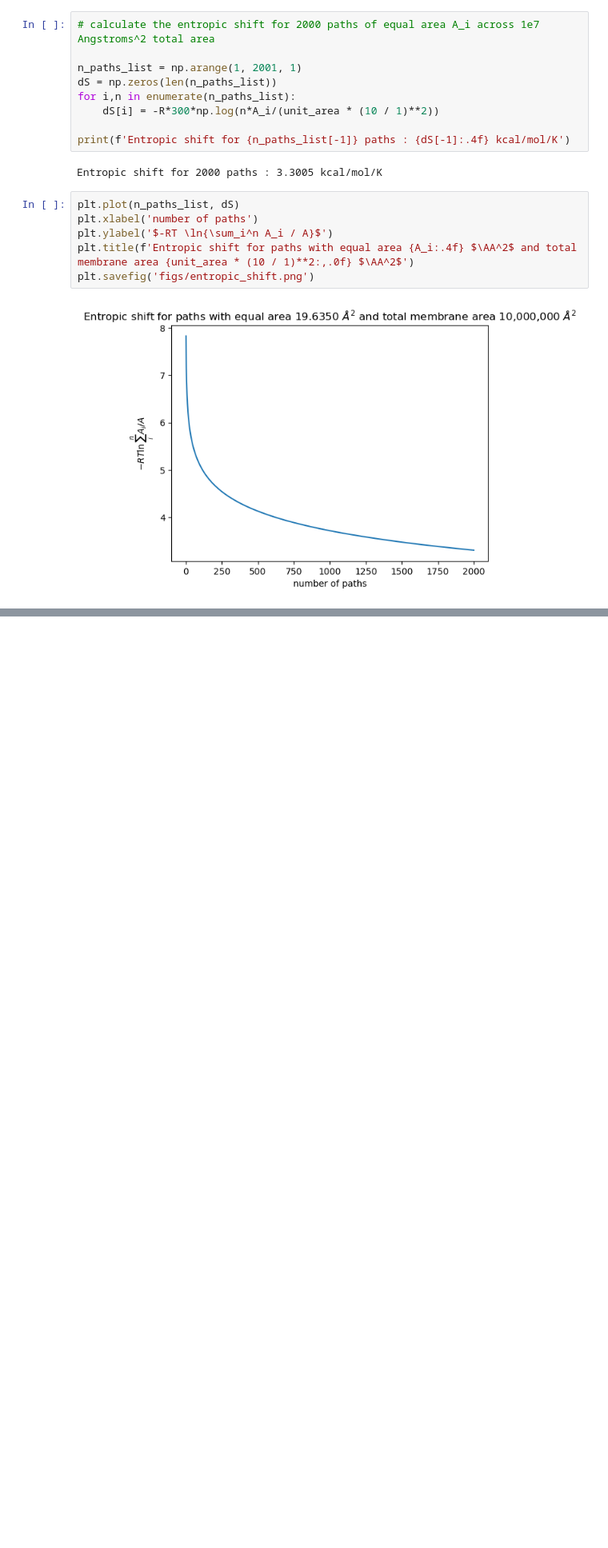
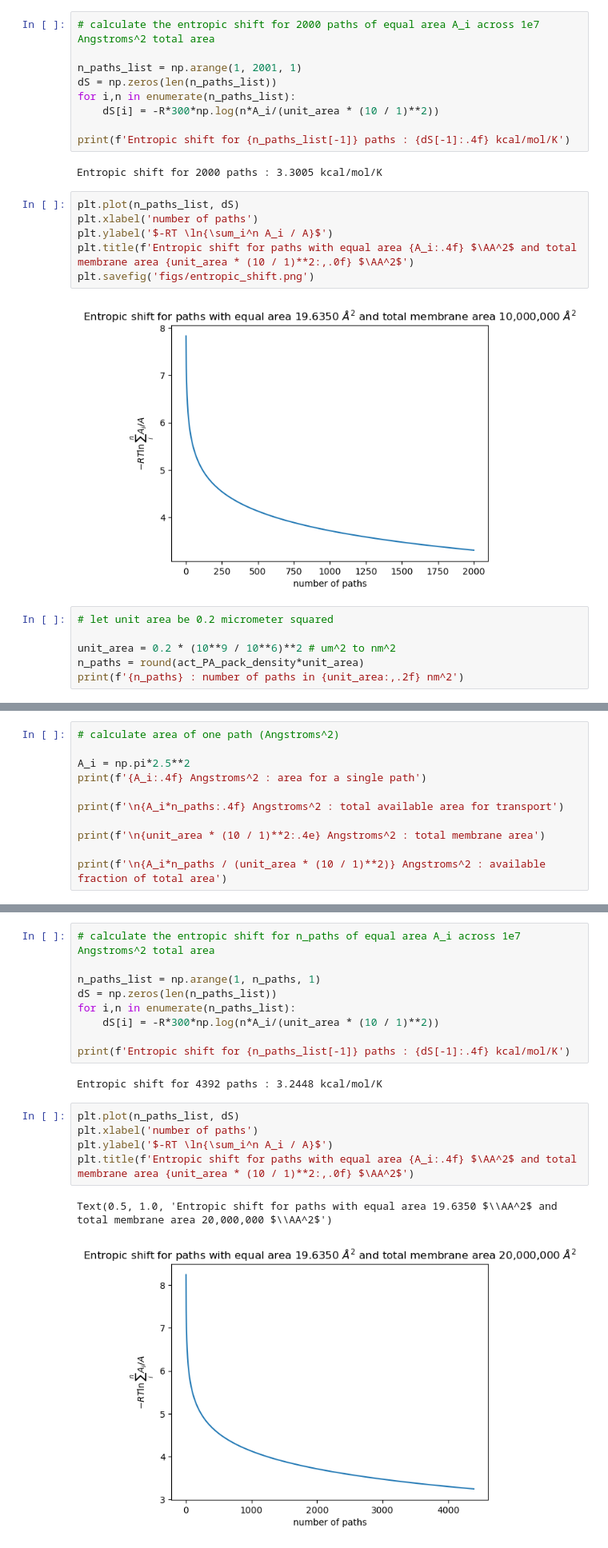
Before and after one commit to schwinns/eyring_model, a Jupyter notebook: estimate_paths_per_area.ipynb, the cells around one changed output, grey strips where cells are left out. Shown at 80% size. Saved outputs shown, nothing was run; the diff lists cells and outputs as text; blank space fills up the shorter version.

```diff
--- a/estimate_paths_per_area.ipynb
+++ b/estimate_paths_per_area.ipynb
@@ -82,3 +82,9 @@ plt.title(f'Entropic shift for paths with equal area {A_i:.4f} $\AA^2$ and total
 plt.savefig('figs/entropic_shift.png')
 # %% [output]
 [figure]
+# %%
+# let unit area be 0.2 micrometer squared
+
+unit_area = 0.2 * (10**9 / 10**6)**2 # um^2 to nm^2
+n_paths = round(act_PA_pack_density*unit_area)
+print(f'{n_paths} : number of paths in {unit_area:,.2f} nm^2')
@@ -84,0 +93,11 @@ plt.savefig('figs/entropic_shift.png')
+# %%
+# calculate area of one path (Angstroms^2)
+
+A_i = np.pi*2.5**2
+print(f'{A_i:.4f} Angstroms^2 : area for a single path')
+
+print(f'\n{A_i*n_paths:.4f} Angstroms^2 : total available area for transport')
+
+print(f'\n{unit_area * (10 / 1)**2:.4e} Angstroms^2 : total membrane area')
+
+print(f'\n{A_i*n_paths / (unit_area * (10 / 1)**2)} Angstroms^2 : available fraction of total area')
@@ -84,0 +112,19 @@ plt.savefig('figs/entropic_shift.png')
+# %%
+# calculate the entropic shift for n_paths of equal area A_i across 1e7 Angstroms^2 total area
+
+n_paths_list = np.arange(1, n_paths, 1)
+dS = np.zeros(len(n_paths_list))
+for i,n in enumerate(n_paths_list):
+    dS[i] = -R*300*np.log(n*A_i/(unit_area * (10 / 1)**2))
+
+print(f'Entropic shift for {n_paths_list[-1]} paths : {dS[-1]:.4f} kcal/mol/K')
+# %% [output]
+Entropic shift for 4392 paths : 3.2448 kcal/mol/K
+# %%
+plt.plot(n_paths_list, dS)
+plt.xlabel('number of paths')
+plt.ylabel('$-RT \ln{\sum_i^n A_i / A}$')
+plt.title(f'Entropic shift for paths with equal area {A_i:.4f} $\AA^2$ and total membrane area {unit_area * (10 / 1)**2:,.0f} $\AA^2$')
+# %% [output]
+Text(0.5, 1.0, 'Entropic shift for paths with equal area 19.6350 $\\AA^2$ and total membrane area 20,000,000 $\\AA^2$')
+[figure, added]
```
Also changed, not shown: parts of 2 cells of this notebook, 2 other files.
